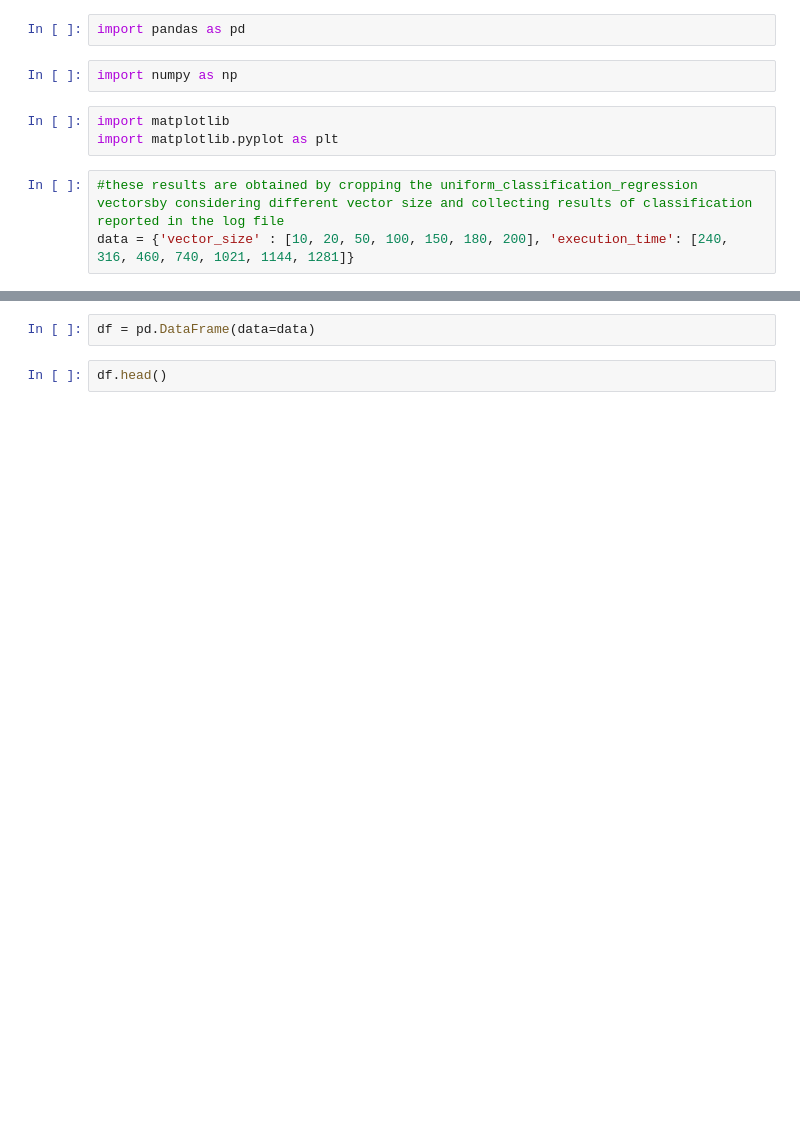
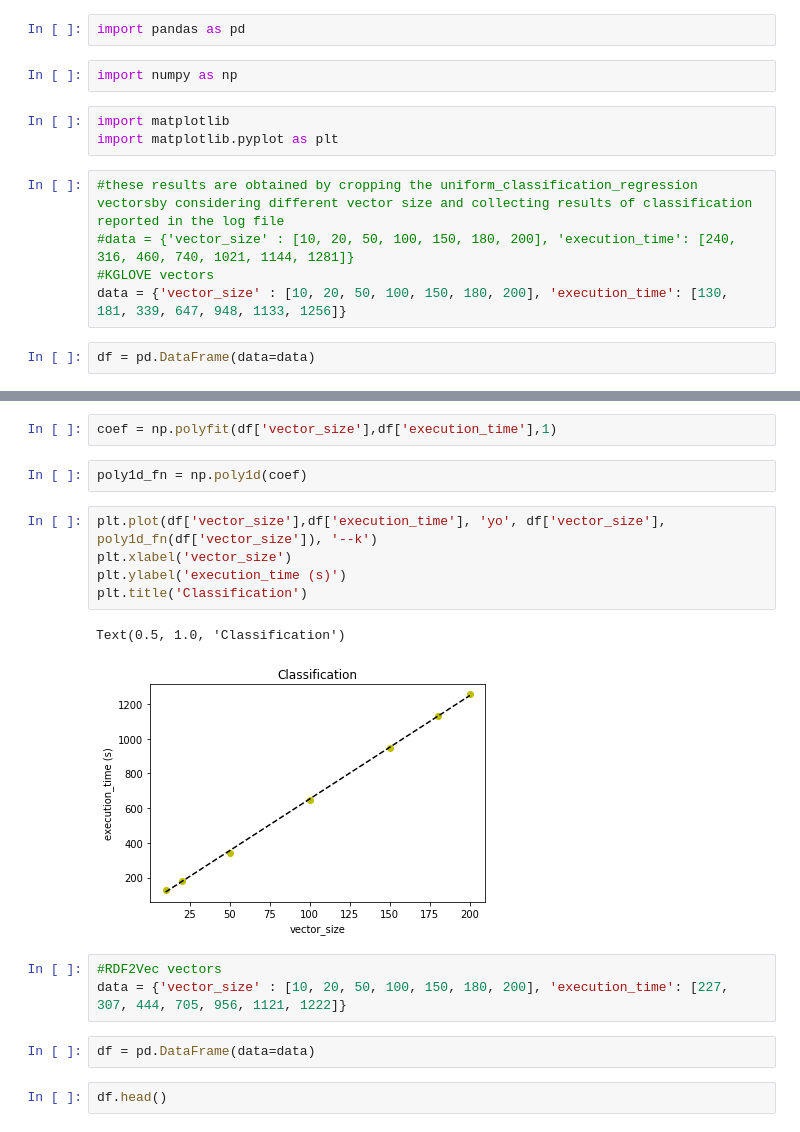
Before and after one commit to mariaangelapellegrino/Evaluation-Framework, a Jupyter notebook: test_vectorSize/test_vectorSize_interpretation.ipynb, the cells around one changed output, grey strips where cells are left out. Saved outputs shown, nothing was run; the diff lists cells and outputs as text; blank space fills up the shorter version.

```diff
--- a/test_vectorSize/test_vectorSize_interpretation.ipynb
+++ b/test_vectorSize/test_vectorSize_interpretation.ipynb
@@ -7,4 +7,8 @@ import matplotlib
 import matplotlib.pyplot as plt
 # %%
 #these results are obtained by cropping the uniform_classification_regression vectorsby considering different vector size and collecting results of classification reported in the log file
-data = {'vector_size' : [10, 20, 50, 100, 150, 180, 200], 'execution_time': [240, 316, 460, 740, 1021, 1144, 1281]}
+#data = {'vector_size' : [10, 20, 50, 100, 150, 180, 200], 'execution_time': [240, 316, 460, 740, 1021, 1144, 1281]}
+#KGLOVE vectors
+data = {'vector_size' : [10, 20, 50, 100, 150, 180, 200], 'execution_time': [130, 181, 339, 647, 948, 1133, 1256]}
+# %%
+df = pd.DataFrame(data=data)
@@ -11,3 +24,18 @@ data = {'vector_size' : [10, 20, 50, 100, 150, 180, 200], 'execution_time': [240
+# %%
+coef = np.polyfit(df['vector_size'],df['execution_time'],1)
+# %%
+poly1d_fn = np.poly1d(coef)
+# %%
+plt.plot(df['vector_size'],df['execution_time'], 'yo', df['vector_size'], poly1d_fn(df['vector_size']), '--k')
+plt.xlabel('vector_size')
+plt.ylabel('execution_time (s)')
+plt.title('Classification')
+# %% [output]
+Text(0.5, 1.0, 'Classification')
+[figure, added]
+# %%
+#RDF2Vec vectors
+data = {'vector_size' : [10, 20, 50, 100, 150, 180, 200], 'execution_time': [227, 307, 444, 705, 956, 1121, 1222]}
 # %%
 df = pd.DataFrame(data=data)
 # %%
```
Also changed, not shown: parts of 12 cells of this notebook.
